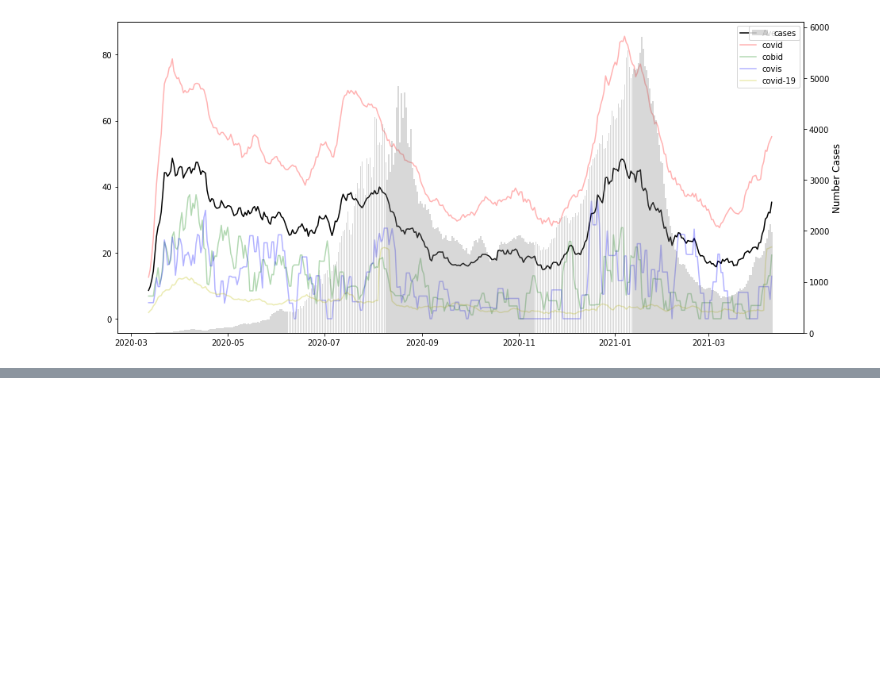
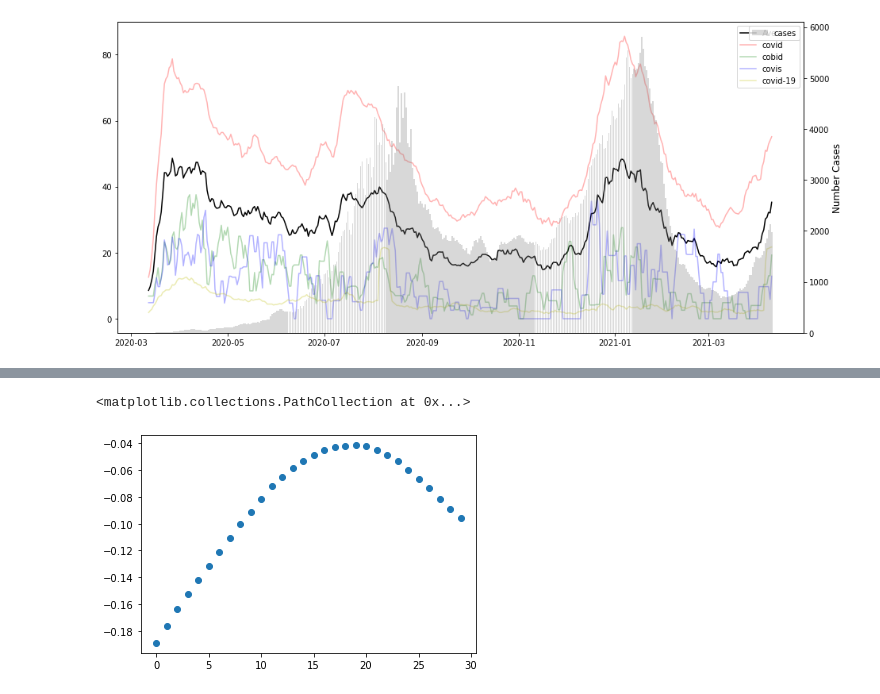
Before and after one commit to samueltof/covid19_forecast_ml, a Jupyter notebook: data_visualization.ipynb, the cells around one changed output, grey strips where cells are left out. Cells and saved outputs as stored; diff of their text form; code cells hidden in the pictures; blank space fills up the shorter version.

Commit message:
adding correlation

```diff
--- a/data_visualization.ipynb
+++ b/data_visualization.ipynb
@@ -399,0 +439,4 @@ ax1.legend(loc='upper right')
+# %%
+df_covid_query = df_all[df_all.term ==  'covid']
+df_covid_query = df_covid_query.rename(columns={'date':'date_time'}).set_index('date_time')
+df_covid_query
@@ -399,0 +458,14 @@ ax1.legend(loc='upper right')
+# %%
+# df_cases = df_cases.set_index('date_time')
+
+df_merge = pd.merge(df_covid_query, df_cases, left_index=True, right_index=True)
+df_merge = df_merge.dropna()
+
+df_corr = compute_correlation(df_merge["confirmed_cases"], df_merge["rw"],
+                                lags = list(range(30)), start_day='15-03-2020', final_day='15-11-2020')
+df_corr
+
+plt.scatter(df_corr.index.values, df_corr.value)
+# %% [output]
+<matplotlib.collections.PathCollection at 0x...>
+[figure, added]
```
Also changed, not shown: parts of 4 cells of this notebook.
